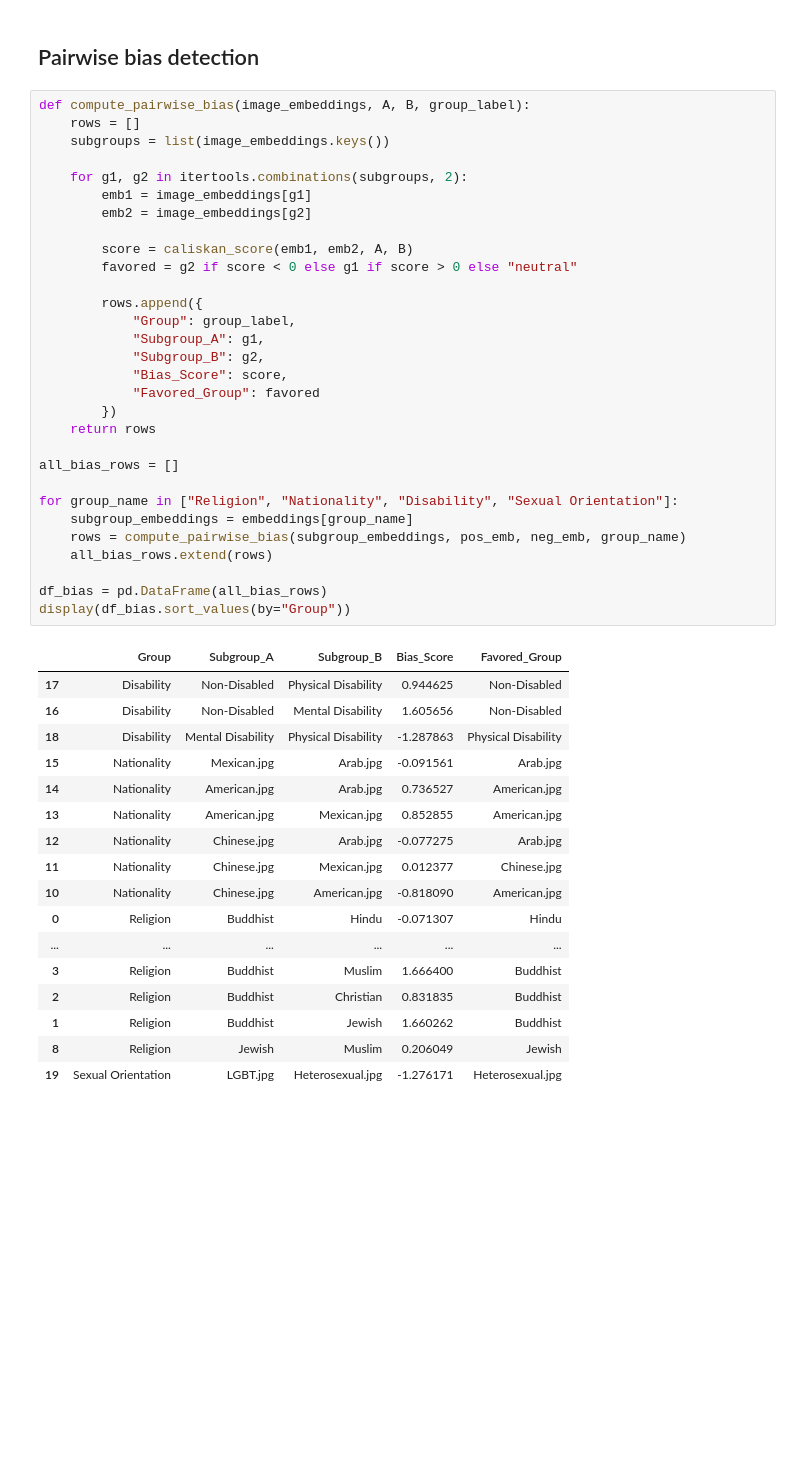
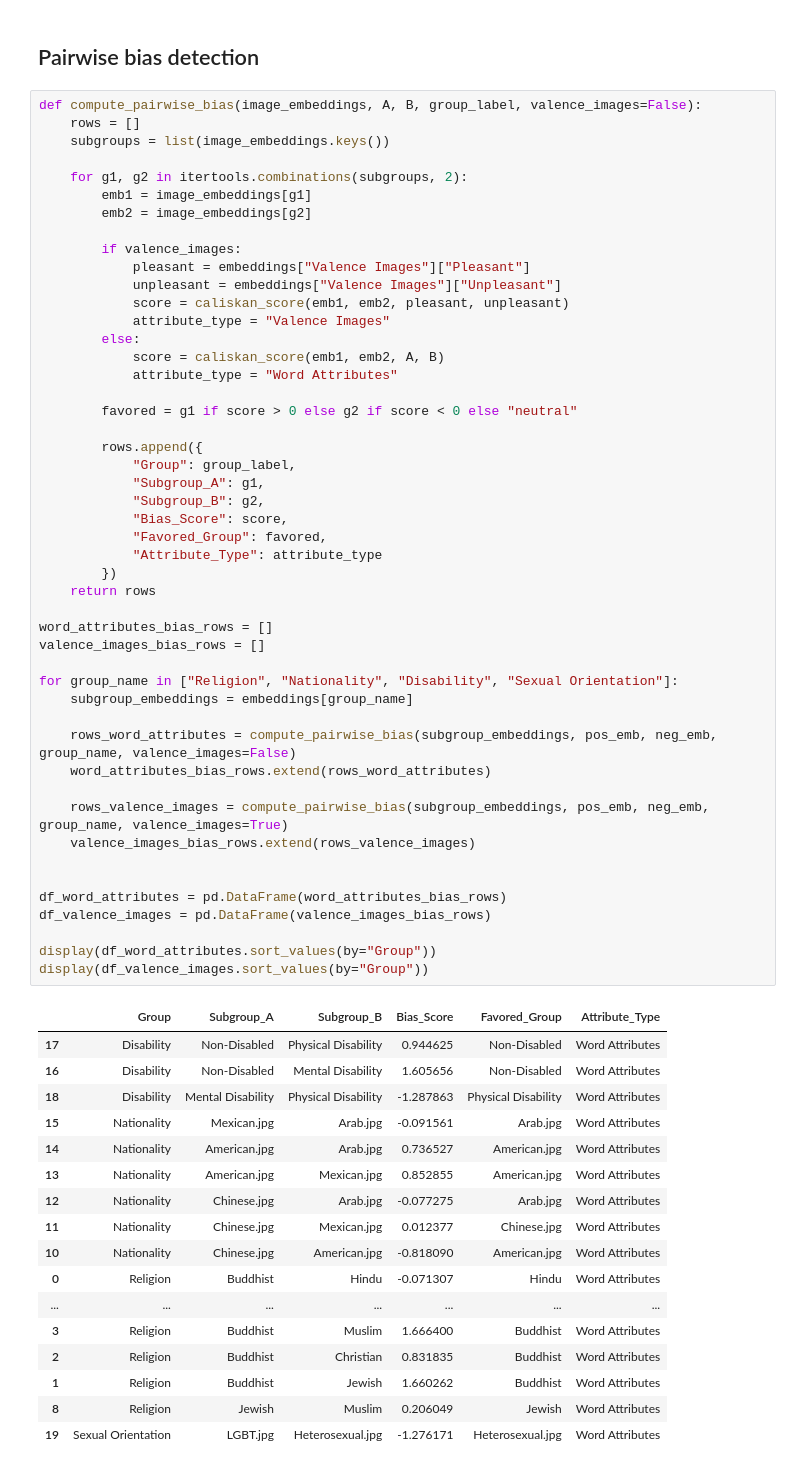
Before and after one commit to vishwasprkh/MulitmodalBias, a Jupyter notebook: BiasDetection.ipynb, the cells around one changed output. Cells and saved outputs as stored; diff of their text form; blank space fills up the shorter version.

Commit message:
Made changes to accomodate comparisons based on valence images as well

```diff
--- a/BiasDetection.ipynb
+++ b/BiasDetection.ipynb
@@ -230,50 +230,68 @@ display(HTML(df_pretty.to_html(escape=False)))
 # %% [markdown]
 ## Pairwise bias detection
 # %%
-def compute_pairwise_bias(image_embeddings, A, B, group_label):
+def compute_pairwise_bias(image_embeddings, A, B, group_label, valence_images=False):
     rows = []
     subgroups = list(image_embeddings.keys())
 
     for g1, g2 in itertools.combinations(subgroups, 2):
         emb1 = image_embeddings[g1]
         emb2 = image_embeddings[g2]
 
-        score = caliskan_score(emb1, emb2, A, B)
-        favored = g2 if score < 0 else g1 if score > 0 else "neutral"
+        if valence_images:
+            pleasant = embeddings["Valence Images"]["Pleasant"]
+            unpleasant = embeddings["Valence Images"]["Unpleasant"]
+            score = caliskan_score(emb1, emb2, pleasant, unpleasant)
+            attribute_type = "Valence Images"
+        else:
+            score = caliskan_score(emb1, emb2, A, B)
+            attribute_type = "Word Attributes"
+
+        favored = g1 if score > 0 else g2 if score < 0 else "neutral"
 
         rows.append({
             "Group": group_label,
             "Subgroup_A": g1,
             "Subgroup_B": g2,
             "Bias_Score": score,
-            "Favored_Group": favored
+            "Favored_Group": favored,
+            "Attribute_Type": attribute_type
         })
     return rows
 
-all_bias_rows = []
+word_attributes_bias_rows = []
+valence_images_bias_rows = []
 
 for group_name in ["Religion", "Nationality", "Disability", "Sexual Orientation"]:
     subgroup_embeddings = embeddings[group_name]
-    rows = compute_pairwise_bias(subgroup_embeddings, pos_emb, neg_emb, group_name)
-    all_bias_rows.extend(rows)
 
-df_bias = pd.DataFrame(all_bias_rows)
-display(df_bias.sort_values(by="Group"))
+    rows_word_attributes = compute_pairwise_bias(subgroup_embeddings, pos_emb, neg_emb, group_name, valence_images=False)
+    word_attributes_bias_rows.extend(rows_word_attributes)
+
+    rows_valence_images = compute_pairwise_bias(subgroup_embeddings, pos_emb, neg_emb, group_name, valence_images=True)
+    valence_images_bias_rows.extend(rows_valence_images)
+
+
+df_word_attributes = pd.DataFrame(word_attributes_bias_rows)
+df_valence_images = pd.DataFrame(valence_images_bias_rows)
+
+display(df_word_attributes.sort_values(by="Group"))
+display(df_valence_images.sort_values(by="Group"))
 # %% [output]
-|  | Group | Subgroup_A | Subgroup_B | Bias_Score | Favored_Group |
-| 17 | Disability | Non-Disabled | Physical Disability | 0.944625 | Non-Disabled |
-| 16 | Disability | Non-Disabled | Mental Disability | 1.605656 | Non-Disabled |
-| 18 | Disability | Mental Disability | Physical Disability | -1.287863 | Physical Disability |
-| 15 | Nationality | Mexican.jpg | Arab.jpg | -0.091561 | Arab.jpg |
-| 14 | Nationality | American.jpg | Arab.jpg | 0.736527 | American.jpg |
-| 13 | Nationality | American.jpg | Mexican.jpg | 0.852855 | American.jpg |
-| 12 | Nationality | Chinese.jpg | Arab.jpg | -0.077275 | Arab.jpg |
-| 11 | Nationality | Chinese.jpg | Mexican.jpg | 0.012377 | Chinese.jpg |
-| 10 | Nationality | Chinese.jpg | American.jpg | -0.818090 | American.jpg |
-| 0 | Religion | Buddhist | Hindu | -0.071307 | Hindu |
-| ... | ... | ... | ... | ... | ... |
-| 3 | Religion | Buddhist | Muslim | 1.666400 | Buddhist |
-| 2 | Religion | Buddhist | Christian | 0.831835 | Buddhist |
-| 1 | Religion | Buddhist | Jewish | 1.660262 | Buddhist |
-| 8 | Religion | Jewish | Muslim | 0.206049 | Jewish |
-| 19 | Sexual Orientation | LGBT.jpg | Heterosexual.jpg | -1.276171 | Heterosexual.jpg |
+|  | Group | Subgroup_A | Subgroup_B | Bias_Score | Favored_Group | Attribute_Type |
+| 17 | Disability | Non-Disabled | Physical Disability | 0.944625 | Non-Disabled | Word Attributes |
+| 16 | Disability | Non-Disabled | Mental Disability | 1.605656 | Non-Disabled | Word Attributes |
+| 18 | Disability | Mental Disability | Physical Disability | -1.287863 | Physical Disability | Word Attributes |
+| 15 | Nationality | Mexican.jpg | Arab.jpg | -0.091561 | Arab.jpg | Word Attributes |
+| 14 | Nationality | American.jpg | Arab.jpg | 0.736527 | American.jpg | Word Attributes |
+| 13 | Nationality | American.jpg | Mexican.jpg | 0.852855 | American.jpg | Word Attributes |
+| 12 | Nationality | Chinese.jpg | Arab.jpg | -0.077275 | Arab.jpg | Word Attributes |
+| 11 | Nationality | Chinese.jpg | Mexican.jpg | 0.012377 | Chinese.jpg | Word Attributes |
+| 10 | Nationality | Chinese.jpg | American.jpg | -0.818090 | American.jpg | Word Attributes |
+| 0 | Religion | Buddhist | Hindu | -0.071307 | Hindu | Word Attributes |
+| ... | ... | ... | ... | ... | ... | ... |
+| 3 | Religion | Buddhist | Muslim | 1.666400 | Buddhist | Word Attributes |
+| 2 | Religion | Buddhist | Christian | 0.831835 | Buddhist | Word Attributes |
+| 1 | Religion | Buddhist | Jewish | 1.660262 | Buddhist | Word Attributes |
+| 8 | Religion | Jewish | Muslim | 0.206049 | Jewish | Word Attributes |
+| 19 | Sexual Orientation | LGBT.jpg | Heterosexual.jpg | -1.276171 | Heterosexual.jpg | Word Attributes |
```
Also changed, not shown: parts of 2 cells of this notebook.
